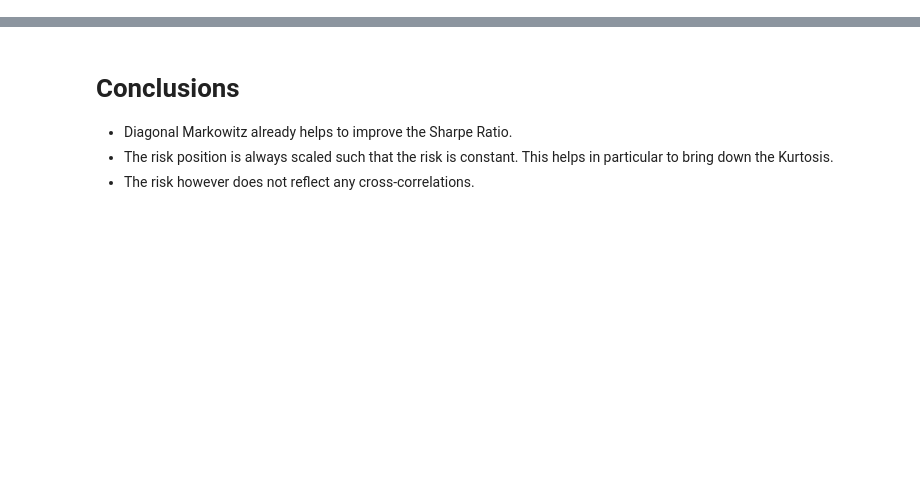
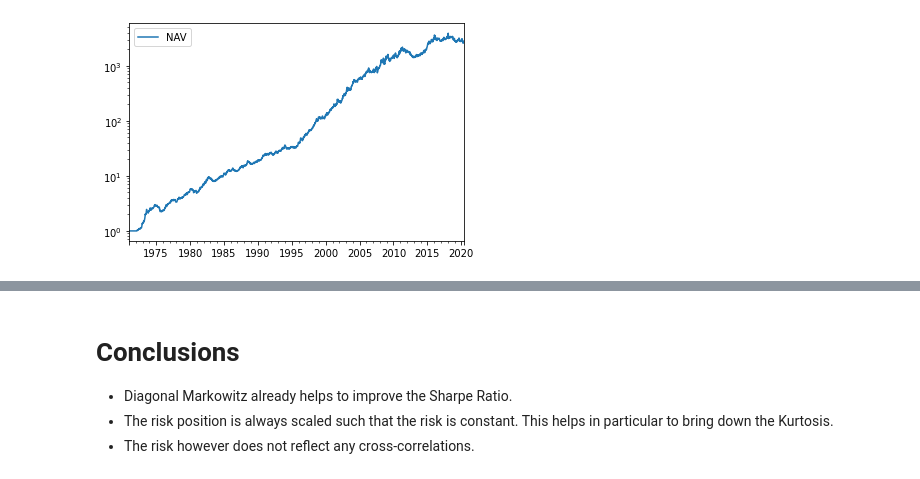
Before and after one commit to tschm/cs, a Jupyter notebook: work/Experiment4.ipynb, the cells around one changed output, grey strips where cells are left out. Cells and saved outputs as stored; diff of their text form; code cells hidden in the pictures; blank space fills up the shorter version.

```diff
--- a/work/Experiment4.ipynb
+++ b/work/Experiment4.ipynb
@@ -27,0 +27,3 @@ analysis(portfolio.nav())
+# %%
+a = Analysis(portfolio.nav())
+a.performance
@@ -27,0 +39,5 @@ analysis(portfolio.nav())
+# %%
+a.nav.plot(logy=True)
+plt.show()
+# %% [output]
+[figure, added]
```
Also changed, not shown: parts of 4 cells of this notebook, 6 other files.
